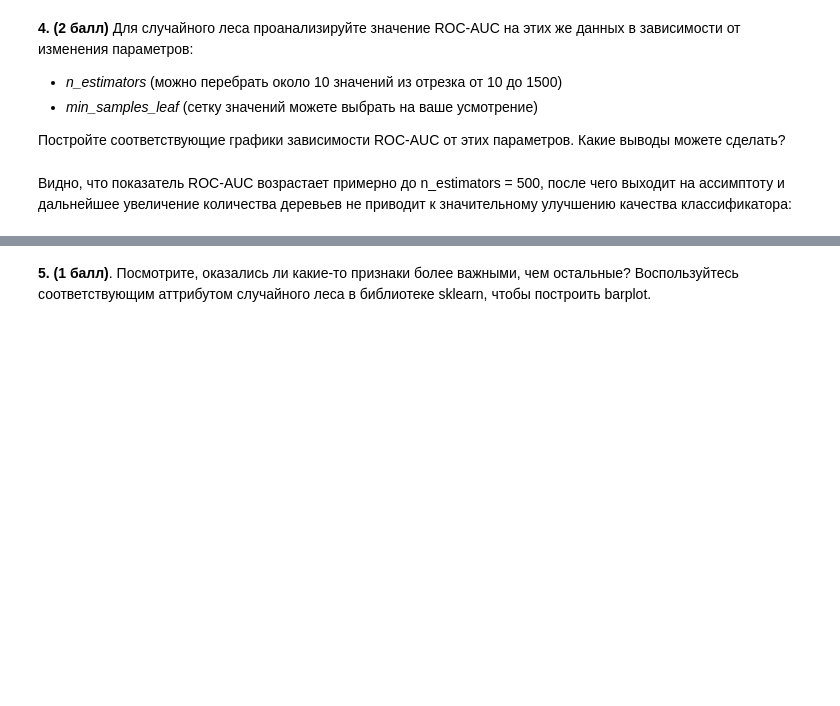
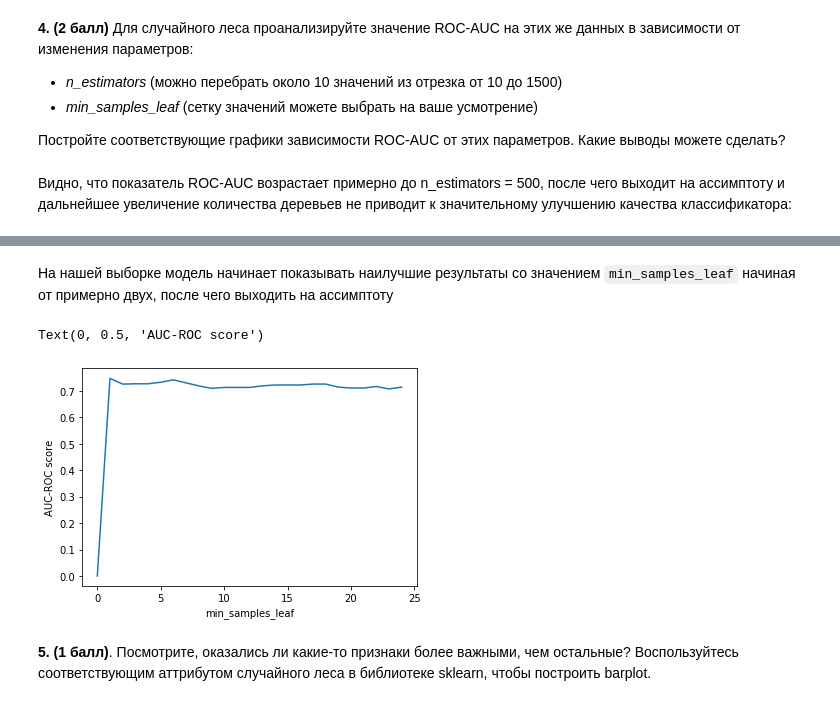
Before and after one commit to valdewastaken/iad-inro-ds-homeworks, a Jupyter notebook: hw4_Novikov.ipynb, the cells around one changed output, grey strips where cells are left out. Saved outputs shown, nothing was run; the diff lists cells and outputs as text; code cells hidden in the pictures; blank space fills up the shorter version.

````diff
--- a/hw4_Novikov.ipynb
+++ b/hw4_Novikov.ipynb
@@ -596,3 +605,13 @@ Text(0, 0.5, 'AUC-ROC score')
+# %% [markdown]
+На нашей выборке модель начинает показывать наилучшие результаты со значением ```min_samples_leaf``` начиная от примерно двух, после чего выходить на ассимптоту
+# %%
+plt.plot(leafs_res)
+#plt.ylim(0.67, 0.77)
+plt.xlabel('min_samples_leaf')
+plt.ylabel('AUC-ROC score')
+# %% [output]
+Text(0, 0.5, 'AUC-ROC score')
+[figure, added]
 # %% [markdown]
 **5. (1 балл)**. Посмотрите, оказались ли какие-то признаки более важными, чем остальные? Воспользуйтесь соответствующим аттрибутом случайного леса в библиотеке sklearn, чтобы построить barplot.
 # %%
````
Also changed, not shown: parts of 5 cells of this notebook.
